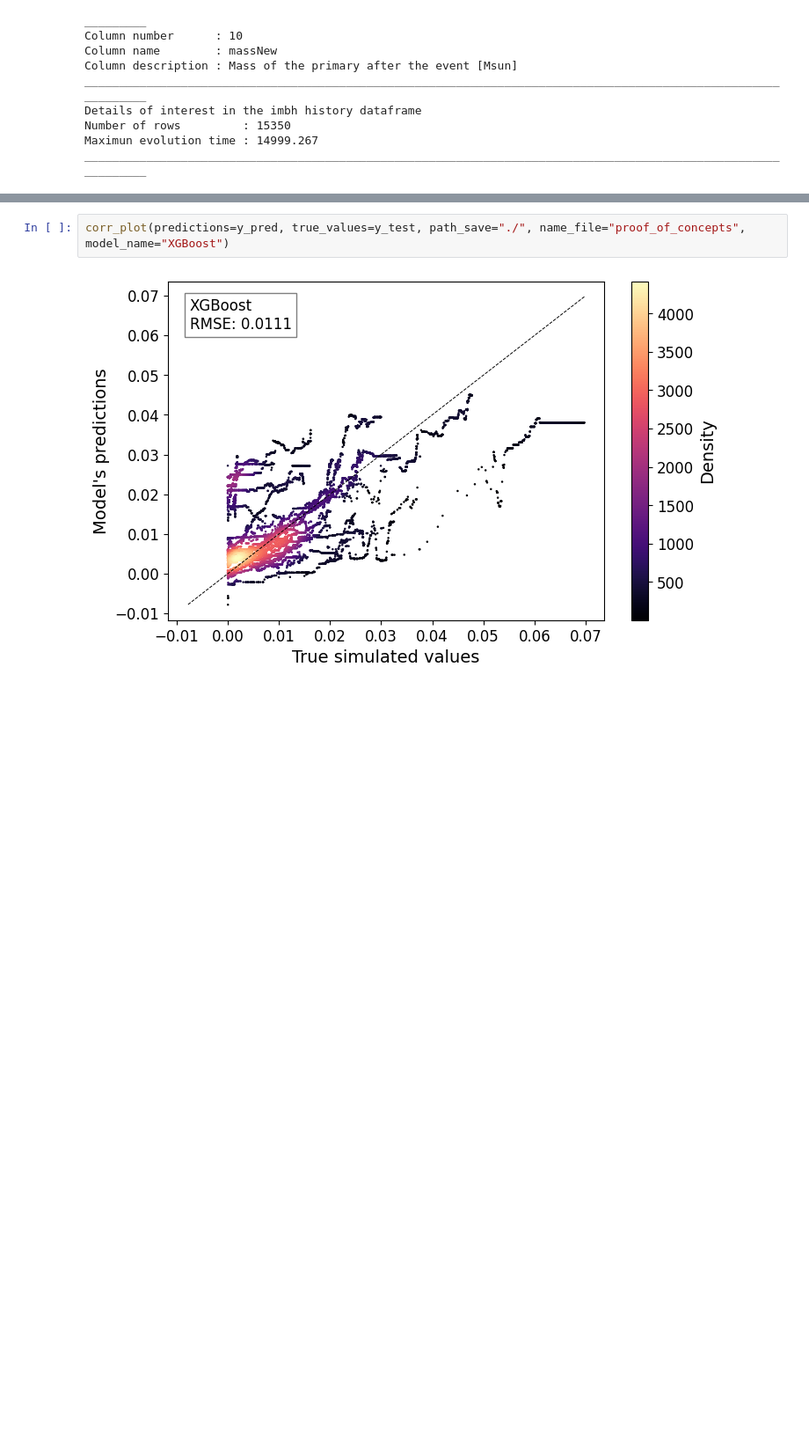
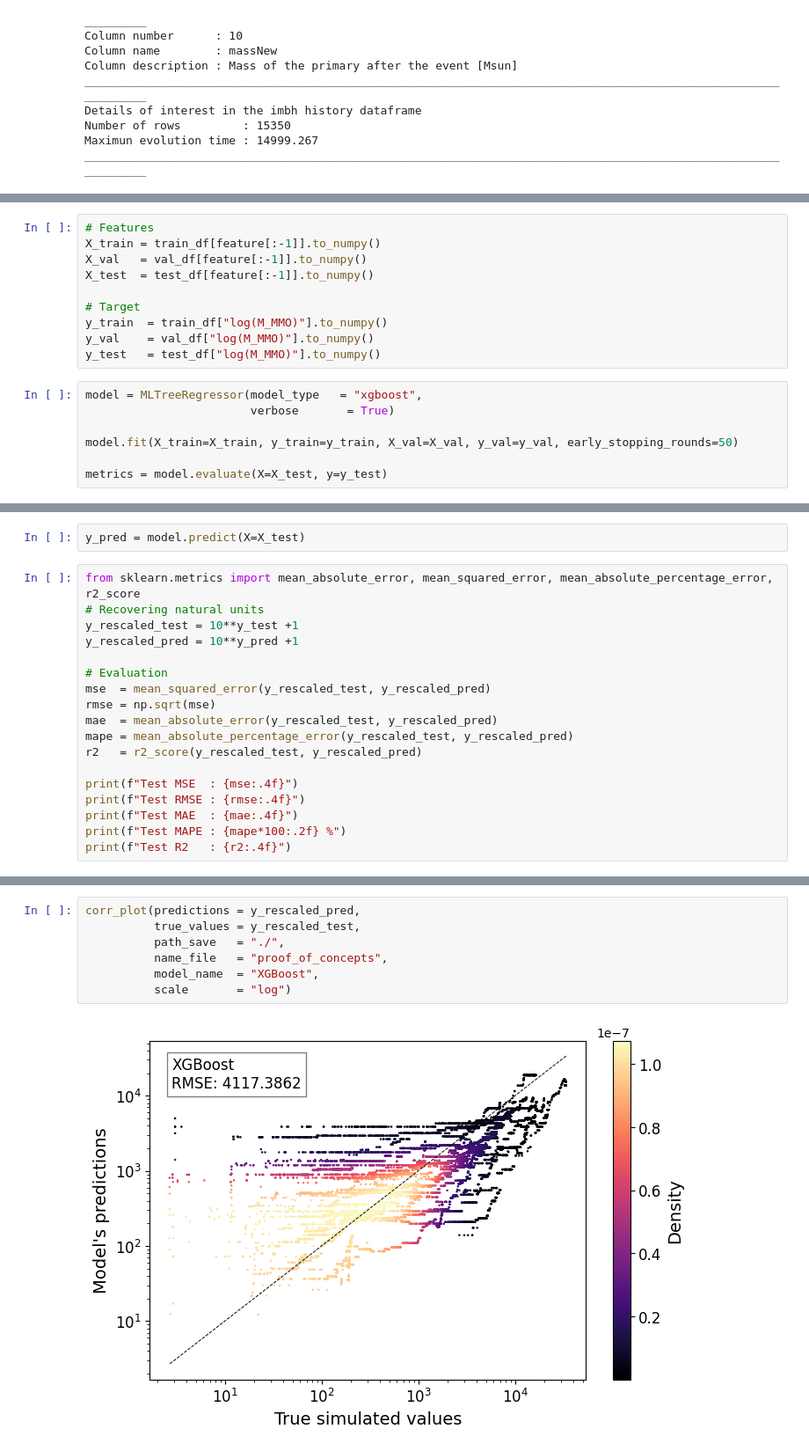
Before and after one commit to Milo-Jsb/LEMONsc, a Jupyter notebook: notebooks/SmallMOCCA.ipynb, the cells around one changed output, grey strips where cells are left out. Shown: that part at 88% size. Drawn from its saved outputs; the diff is of its cells as text; blank space fills up the shorter version.

Commit message:
Model and data augmentation handling of MLBaseModels update

```diff
--- a/notebooks/SmallMOCCA.ipynb
+++ b/notebooks/SmallMOCCA.ipynb
@@ -403,0 +339,17 @@ Test R2  : 0.3280
+# %%
+# Features
+X_train = train_df[feature[:-1]].to_numpy()
+X_val   = val_df[feature[:-1]].to_numpy()
+X_test  = test_df[feature[:-1]].to_numpy()
+
+# Target
+y_train  = train_df["log(M_MMO)"].to_numpy()
+y_val    = val_df["log(M_MMO)"].to_numpy()
+y_test   = test_df["log(M_MMO)"].to_numpy()
+# %%
+model = MLTreeRegressor(model_type   = "xgboost",
+                        verbose       = True)
+
+model.fit(X_train=X_train, y_train=y_train, X_val=X_val, y_val=y_val, early_stopping_rounds=50)
+
+metrics = model.evaluate(X=X_test, y=y_test)
@@ -403,0 +372,20 @@ Test R2  : 0.3280
+# %%
+y_pred = model.predict(X=X_test)
+# %%
+from sklearn.metrics import mean_absolute_error, mean_squared_error, mean_absolute_percentage_error, r2_score
+# Recovering natural units
+y_rescaled_test = 10**y_test +1
+y_rescaled_pred = 10**y_pred +1
+
+# Evaluation
+mse  = mean_squared_error(y_rescaled_test, y_rescaled_pred)
+rmse = np.sqrt(mse)
+mae  = mean_absolute_error(y_rescaled_test, y_rescaled_pred)
+mape = mean_absolute_percentage_error(y_rescaled_test, y_rescaled_pred)
+r2   = r2_score(y_rescaled_test, y_rescaled_pred)
+
+print(f"Test MSE  : {mse:.4f}")
+print(f"Test RMSE : {rmse:.4f}")
+print(f"Test MAE  : {mae:.4f}")
+print(f"Test MAPE : {mape*100:.2f} %")
+print(f"Test R2   : {r2:.4f}")
@@ -404,6 +398,11 @@ Test R2  : 0.3280
 # %%
-corr_plot(predictions=y_pred, true_values=y_test, path_save="./", name_file="proof_of_concepts", model_name="XGBoost")
+corr_plot(predictions = y_rescaled_pred,
+          true_values = y_rescaled_test,
+          path_save   = "./",
+          name_file   = "proof_of_concepts",
+          model_name  = "XGBoost",
+          scale       = "log")
 # %% [output]
-[figure, old version]
+[figure, new version]
 # %%
 # Get feature importances (e.g., by gain)
```
Also changed, not shown: parts of 27 cells of this notebook, 17 other files.
